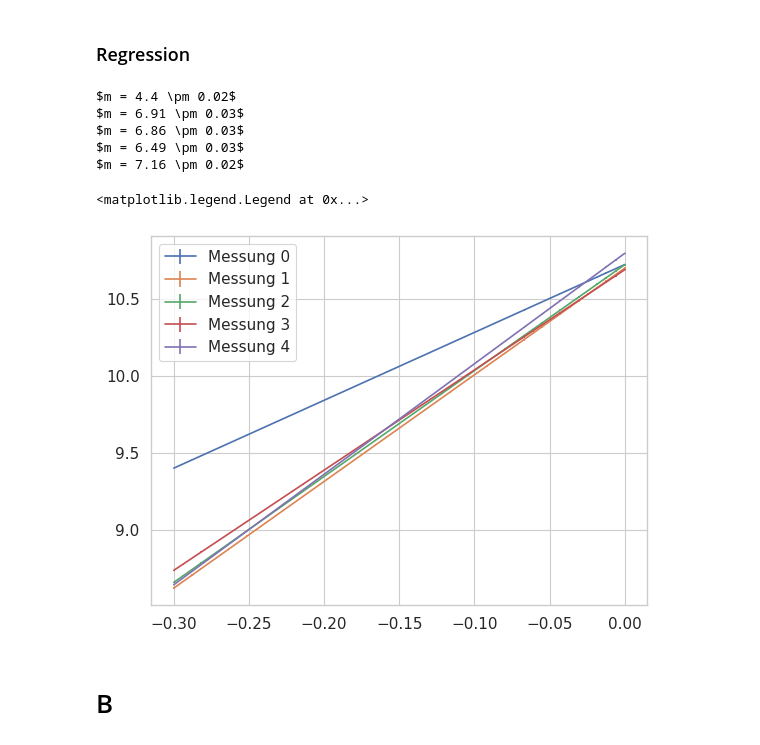
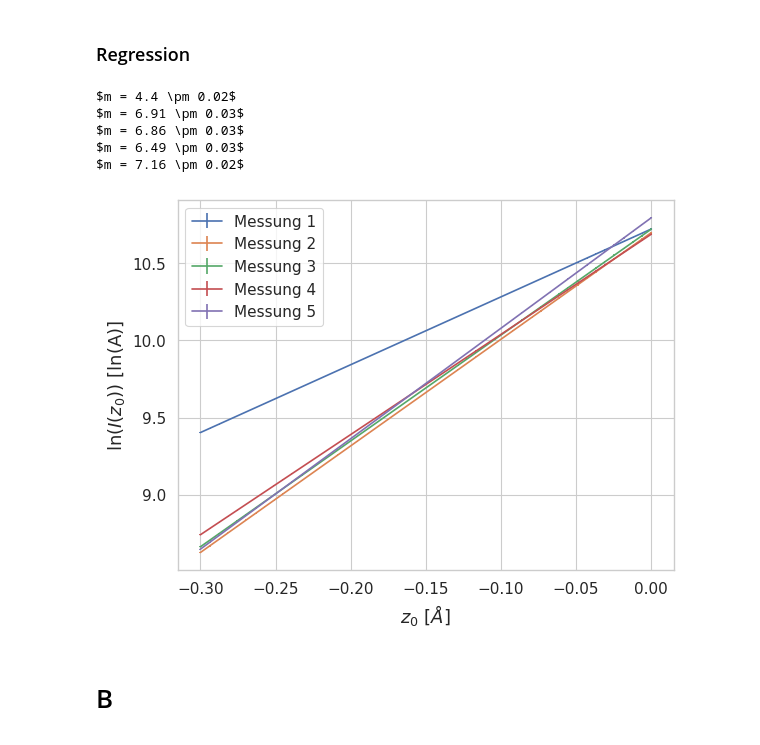
Before and after one commit to ofilla/physik-praktikum-b, a Jupyter notebook: B2.5/data/Austrittsarbeit/Auswertung.ipynb, the cells around one changed output. Cells and saved outputs as stored; diff of their text form; code cells hidden in the pictures.

```diff
--- a/B2.5/data/Austrittsarbeit/Auswertung.ipynb
+++ b/B2.5/data/Austrittsarbeit/Auswertung.ipynb
@@ -158,15 +162,17 @@ for i, key in enumerate(data.keys()):
 # %%
 for df in selected_measurements_a:
     regression(df)
-plt.legend([ f"Messung {i}" for i in range(5)])
+plt.legend([ f"Messung {i+1}" for i in range(5)])
+plt.xlabel(x_column)
+plt.ylabel(y_column)
+plt.savefig('../../../media/B2.5/Spektroskopie_regression_a.svg')
 # %% [output]
 $m = 4.4 \pm 0.02$
 $m = 6.91 \pm 0.03$
 $m = 6.86 \pm 0.03$
 $m = 6.49 \pm 0.03$
 $m = 7.16 \pm 0.02$
-<matplotlib.legend.Legend at 0x...>
-[figure, old version]
+[figure, new version]
 # %% [markdown]
 # B
 # %% [markdown]
```
Also changed, not shown: parts of 5 cells of this notebook, 21 other files.
